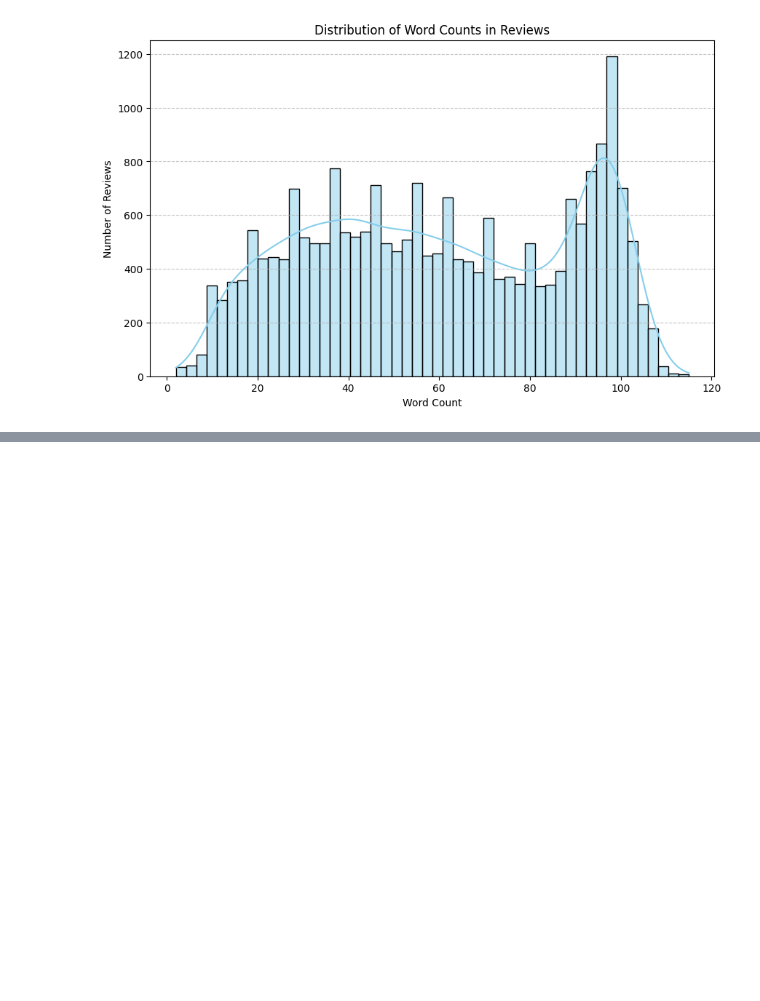
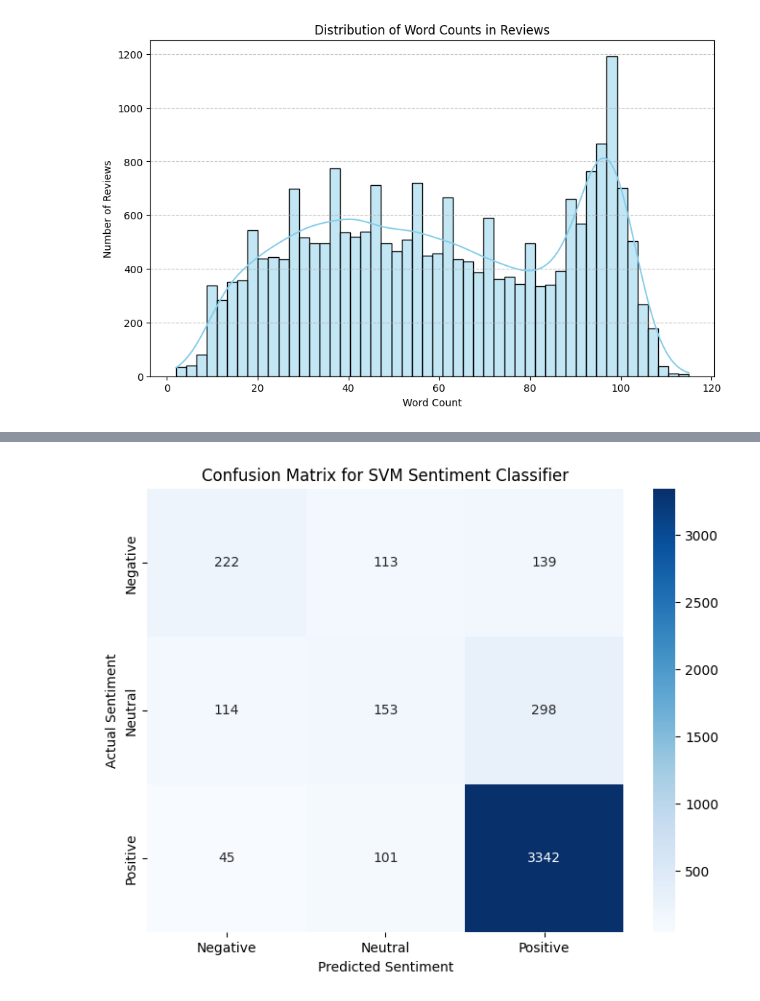
Before and after one commit to Cpox123/ThinkLab-NLP, a Jupyter notebook: notebooks/shalitha_svm_bert.ipynb, the cells around one changed output, grey strips where cells are left out. Drawn from its saved outputs; the diff is of its cells as text; code cells hidden in the pictures; blank space fills up the shorter version.

```diff
--- a/notebooks/shalitha_svm_bert.ipynb
+++ b/notebooks/shalitha_svm_bert.ipynb
@@ -192,0 +296,8 @@ plt.show()
+# %%
+from sklearn.model_selection import train_test_split
+
+# Split the data into 80% training and 20% testing
+X_train, X_test, y_train, y_test = train_test_split(X, y, test_size=0.2, random_state=42, stratify=y)
+
+print(f"Number of training samples: {X_train.shape[0]}")
+print(f"Number of testing samples: {X_test.shape[0]}")
@@ -192,0 +310,8 @@ plt.show()
+# %%
+from sklearn.svm import LinearSVC
+
+# Create the model
+svm_model = LinearSVC(random_state=42, max_iter=2000)
+
+# Teach the model using our training data
+svm_model.fit(X_train, y_train)
@@ -192,0 +323,10 @@ plt.show()
+# %%
+from sklearn.metrics import classification_report, accuracy_score
+
+# Make predictions on the test data
+y_pred = svm_model.predict(X_test)
+
+# Show accuracy and the detailed report
+print("Model Accuracy:", accuracy_score(y_test, y_pred))
+print("\nDetailed Report:")
+print(classification_report(y_test, y_pred))
@@ -192,0 +365,20 @@ plt.show()
+# %%
+from sklearn.metrics import confusion_matrix
+import matplotlib.pyplot as plt
+import seaborn as sns
+
+# Generate the confusion matrix
+cm = confusion_matrix(y_test, y_pred)
+
+# Get unique class labels for better visualization
+class_labels = sorted(y.unique())
+
+# Plotting the confusion matrix
+plt.figure(figsize=(8, 6))
+sns.heatmap(cm, annot=True, fmt='d', cmap='Blues', xticklabels=class_labels, yticklabels=class_labels)
+plt.title('Confusion Matrix for SVM Sentiment Classifier')
+plt.xlabel('Predicted Sentiment')
+plt.ylabel('Actual Sentiment')
+plt.show()
+# %% [output]
+[figure, added]
```
Also changed, not shown: parts of 21 cells of this notebook.
